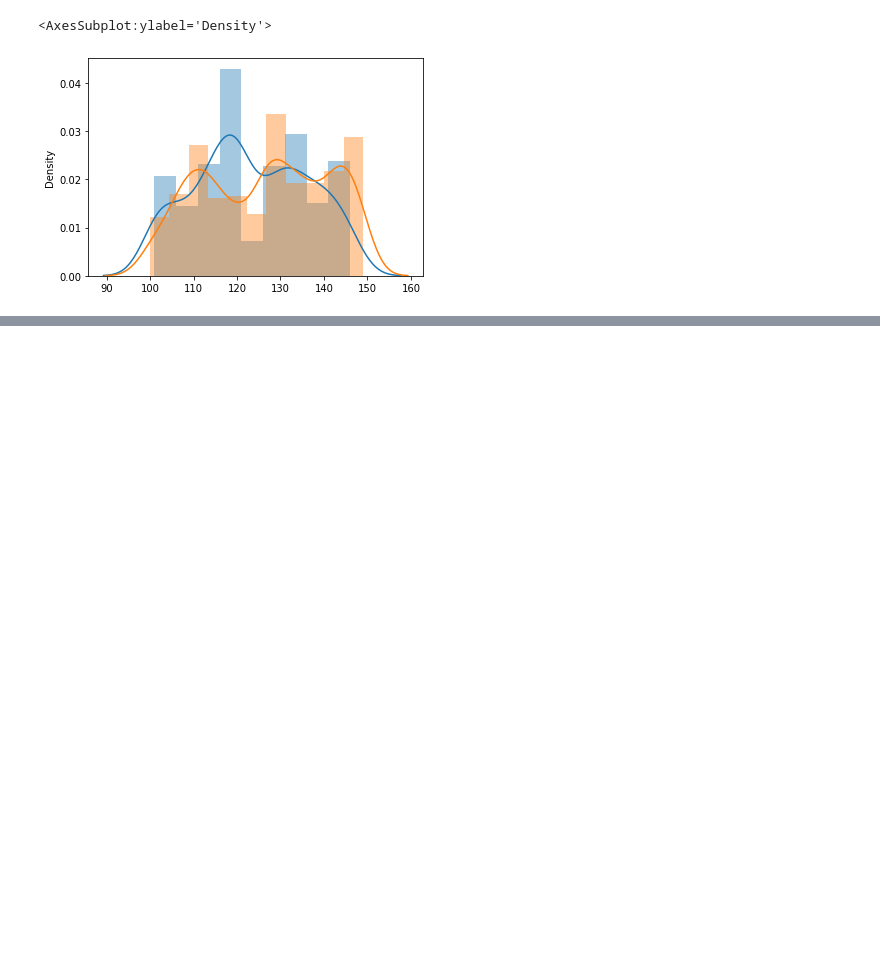
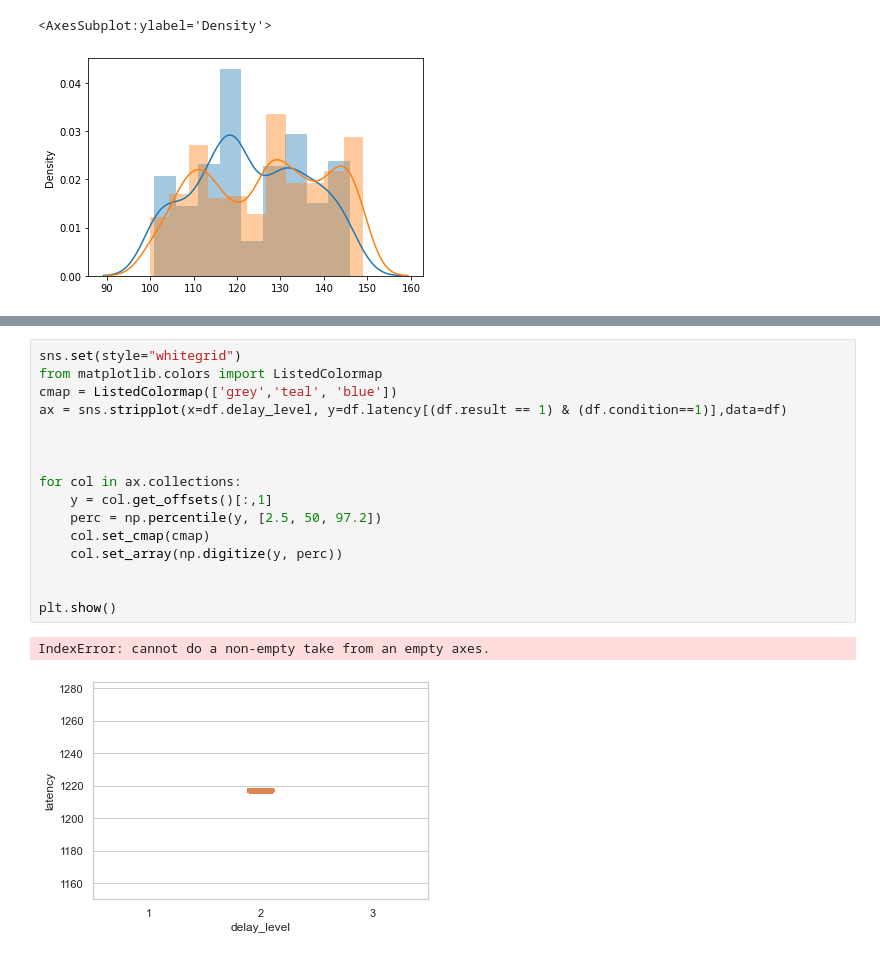
Before and after one commit to trickydaze/Behavioural-Neuroscience, a Jupyter notebook: Visualisation.ipynb, the cells around one changed output, grey strips where cells are left out. Drawn from its saved outputs; the diff is of its cells as text; blank space fills up the shorter version.

```diff
--- a/Visualisation.ipynb
+++ b/Visualisation.ipynb
@@ -162,0 +214,19 @@ np.percentile(low_delay_nochange.latency,2.5)
+# %%
+sns.set(style="whitegrid")
+from matplotlib.colors import ListedColormap
+cmap = ListedColormap(['grey','teal', 'blue'])
+ax = sns.stripplot(x=df.delay_level, y=df.latency[(df.result == 1) & (df.condition==1)],data=df)
+
+
+
+for col in ax.collections:
+    y = col.get_offsets()[:,1]
+    perc = np.percentile(y, [2.5, 50, 97.2])
+    col.set_cmap(cmap)
+    col.set_array(np.digitize(y, perc))
+
+
+plt.show()
+# %% [output]
+IndexError: cannot do a non-empty take from an empty axes.
+[figure, added]
```
Also changed, not shown: parts of 9 cells of this notebook.
